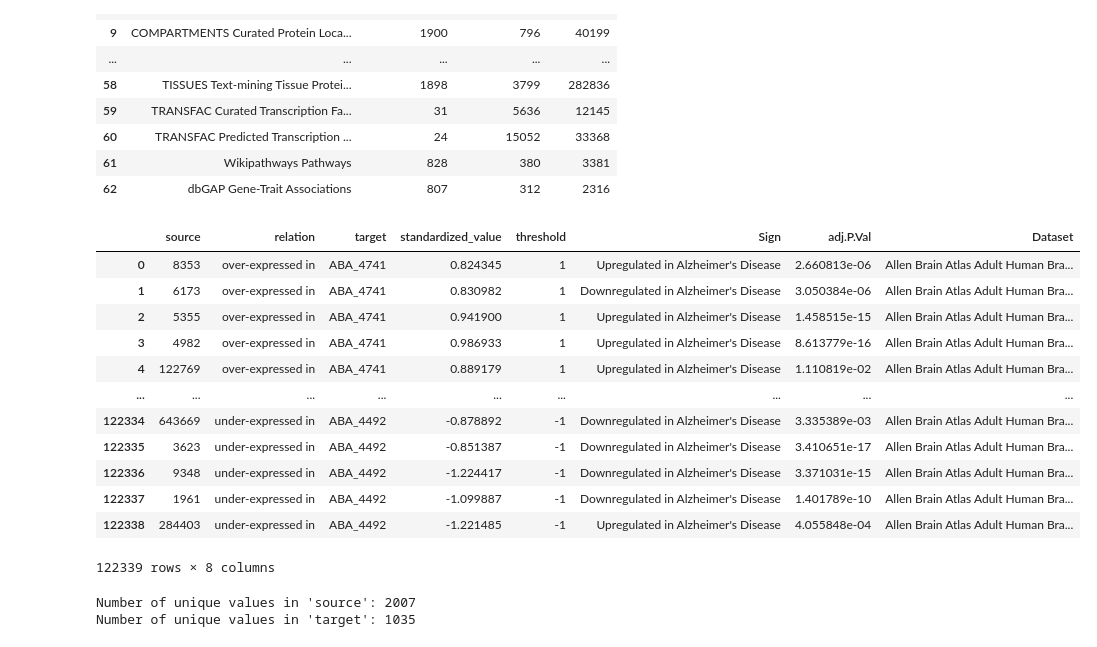
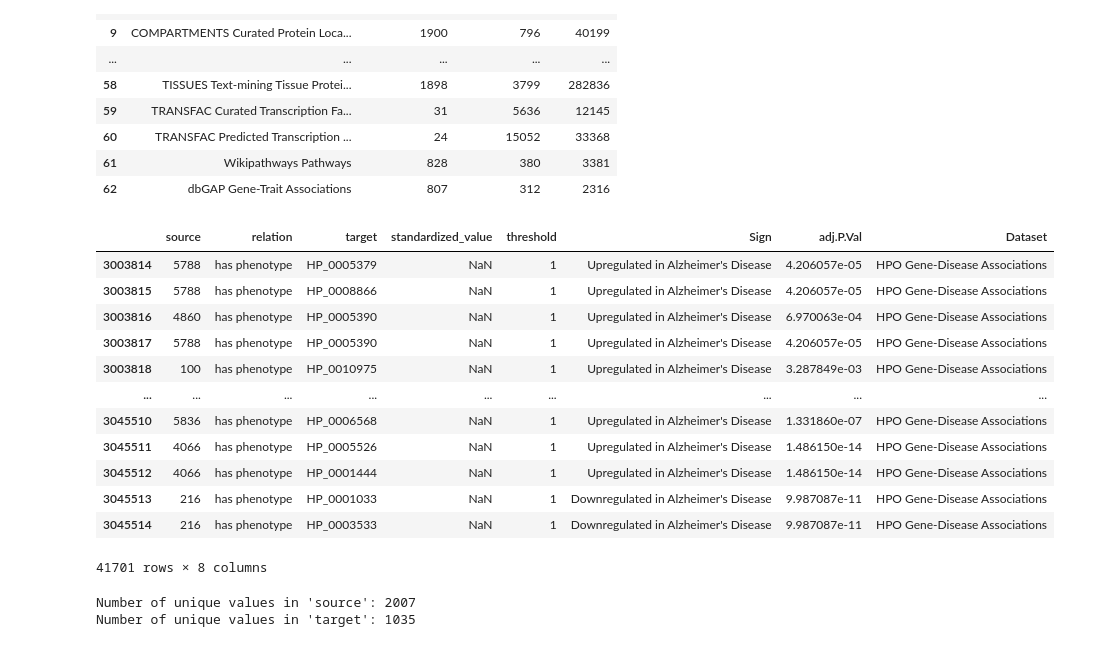
Before and after one commit to mmottaqii/KG-DrugDiscovery, a Jupyter notebook: scripts/kg_preprocessing.ipynb, the cells around one changed output. Saved outputs shown, nothing was run; the diff lists cells and outputs as text; code cells hidden in the pictures.

```diff
--- a/scripts/kg_preprocessing.ipynb
+++ b/scripts/kg_preprocessing.ipynb
@@ -3567,6 +3946,6 @@ df_1
 # %%
 import pandas as pd
-df = pd.read_csv("/home/vmottaqi/kg/PharmacoDB_drug_sensitivity_data/kg_AD_final_Feb1.csv", index_col=0)
+df = pd.read_csv("/home/vmottaqi/kg/drug_data/PharmacoDB_drug_sensitivity_data/kg_AD_final_Feb1.csv", index_col=0)
 df
 # %% [output]
 |  | source | relation | target | standardized_value | threshold | Sign | adj.P.Val | Dataset |
@@ -3697,22 +4076,22 @@ dataset_summary
 | 62 | dbGAP Gene-Trait Associations | 807 | 312 | 2316 |
 # %%
 pd.set_option("display.max_rows", 15)
-df_filt = df[df["Dataset"] == "Allen Brain Atlas Adult Human Brain Tissue Gene Expression Profiles"]
+df_filt = df[df["Dataset"] == "HPO Gene-Disease Associations"]
 df_filt
 # %% [output]
 |  | source | relation | target | standardized_value | threshold | Sign | adj.P.Val | Dataset |
-| 0 | 8353 | over-expressed in | ABA_4741 | 0.824345 | 1 | Upregulated in Alzheimer's Disease | 2.660813e-06 | Allen Brain Atlas Adult Human Bra... |
-| 1 | 6173 | over-expressed in | ABA_4741 | 0.830982 | 1 | Downregulated in Alzheimer's Disease | 3.050384e-06 | Allen Brain Atlas Adult Human Bra... |
-| 2 | 5355 | over-expressed in | ABA_4741 | 0.941900 | 1 | Upregulated in Alzheimer's Disease | 1.458515e-15 | Allen Brain Atlas Adult Human Bra... |
-| 3 | 4982 | over-expressed in | ABA_4741 | 0.986933 | 1 | Upregulated in Alzheimer's Disease | 8.613779e-16 | Allen Brain Atlas Adult Human Bra... |
-| 4 | 122769 | over-expressed in | ABA_4741 | 0.889179 | 1 | Upregulated in Alzheimer's Disease | 1.110819e-02 | Allen Brain Atlas Adult Human Bra... |
+| 3003814 | 5788 | has phenotype | HP_0005379 | NaN | 1 | Upregulated in Alzheimer's Disease | 4.206057e-05 | HPO Gene-Disease Associations |
+| 3003815 | 5788 | has phenotype | HP_0008866 | NaN | 1 | Upregulated in Alzheimer's Disease | 4.206057e-05 | HPO Gene-Disease Associations |
+| 3003816 | 4860 | has phenotype | HP_0005390 | NaN | 1 | Upregulated in Alzheimer's Disease | 6.970063e-04 | HPO Gene-Disease Associations |
+| 3003817 | 5788 | has phenotype | HP_0005390 | NaN | 1 | Upregulated in Alzheimer's Disease | 4.206057e-05 | HPO Gene-Disease Associations |
+| 3003818 | 100 | has phenotype | HP_0010975 | NaN | 1 | Upregulated in Alzheimer's Disease | 3.287849e-03 | HPO Gene-Disease Associations |
 | ... | ... | ... | ... | ... | ... | ... | ... | ... |
-| 122334 | 643669 | under-expressed in | ABA_4492 | -0.878892 | -1 | Downregulated in Alzheimer's Disease | 3.335389e-03 | Allen Brain Atlas Adult Human Bra... |
-| 122335 | 3623 | under-expressed in | ABA_4492 | -0.851387 | -1 | Downregulated in Alzheimer's Disease | 3.410651e-17 | Allen Brain Atlas Adult Human Bra... |
-| 122336 | 9348 | under-expressed in | ABA_4492 | -1.224417 | -1 | Downregulated in Alzheimer's Disease | 3.371031e-15 | Allen Brain Atlas Adult Human Bra... |
-| 122337 | 1961 | under-expressed in | ABA_4492 | -1.099887 | -1 | Downregulated in Alzheimer's Disease | 1.401789e-10 | Allen Brain Atlas Adult Human Bra... |
-| 122338 | 284403 | under-expressed in | ABA_4492 | -1.221485 | -1 | Upregulated in Alzheimer's Disease | 4.055848e-04 | Allen Brain Atlas Adult Human Bra... |
+| 3045510 | 5836 | has phenotype | HP_0006568 | NaN | 1 | Upregulated in Alzheimer's Disease | 1.331860e-07 | HPO Gene-Disease Associations |
+| 3045511 | 4066 | has phenotype | HP_0005526 | NaN | 1 | Upregulated in Alzheimer's Disease | 1.486150e-14 | HPO Gene-Disease Associations |
+| 3045512 | 4066 | has phenotype | HP_0001444 | NaN | 1 | Upregulated in Alzheimer's Disease | 1.486150e-14 | HPO Gene-Disease Associations |
+| 3045513 | 216 | has phenotype | HP_0001033 | NaN | 1 | Downregulated in Alzheimer's Disease | 9.987087e-11 | HPO Gene-Disease Associations |
+| 3045514 | 216 | has phenotype | HP_0003533 | NaN | 1 | Downregulated in Alzheimer's Disease | 9.987087e-11 | HPO Gene-Disease Associations |
-122339 rows × 8 columns
+41701 rows × 8 columns
 # %%
 unique_sources = df_filt["source"].nunique()
 unique_targets = df_filt["target"].nunique()
```
Also changed, not shown: parts of 45 cells of this notebook.
